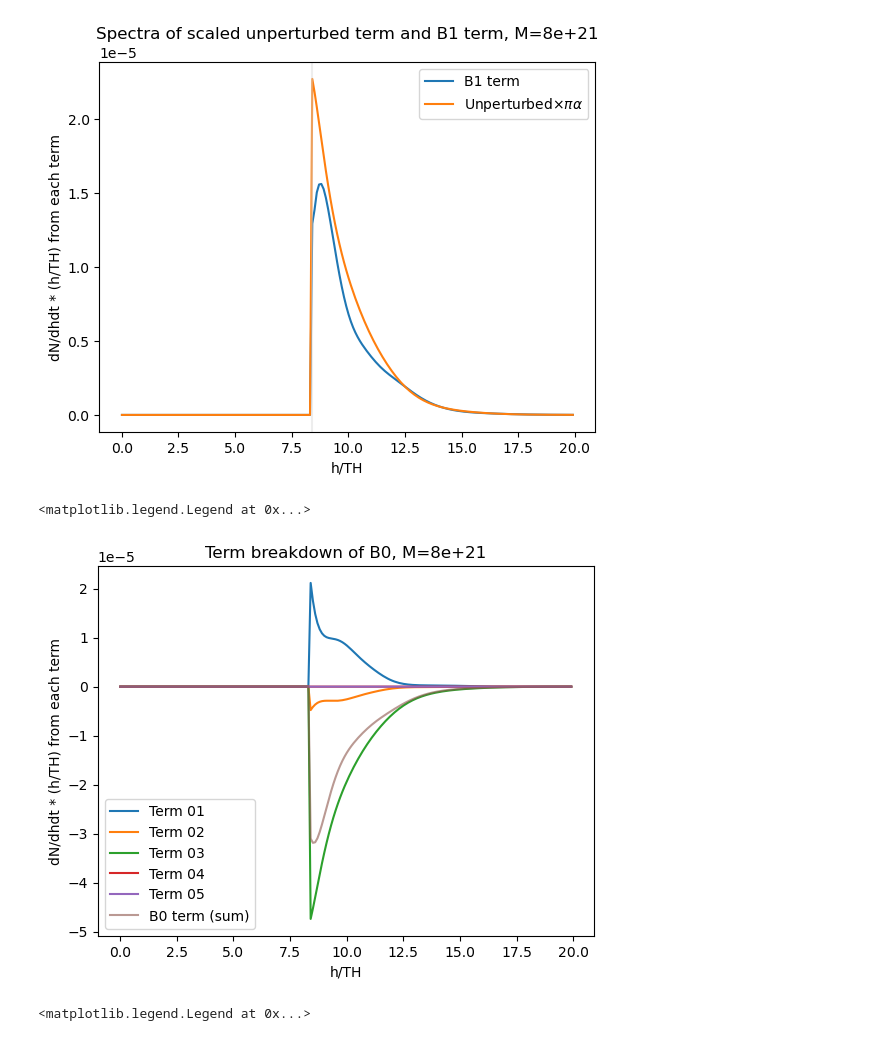
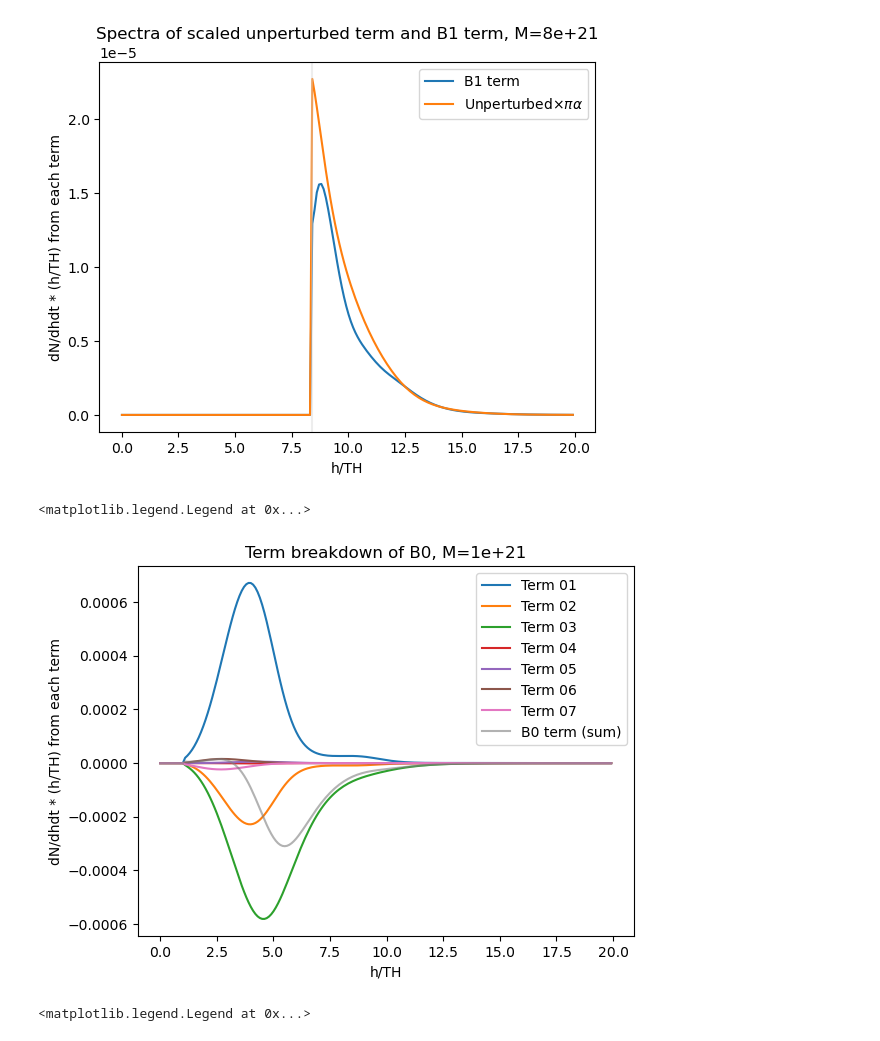
Before and after one commit to hirata10/PrimordialBlackHole, a Jupyter notebook: Transmission/transmission.ipynb, the cells around one changed output. Cells and saved outputs as stored; diff of their text form; code cells hidden in the pictures.

```diff
--- a/Transmission/transmission.ipynb
+++ b/Transmission/transmission.ipynb
@@ -501,6 +515,8 @@ t021=b0dict1["t02"]
 t031=b0dict1["t03"]
 t041=b0dict1["t04"]
 t051=b0dict1["t05"]
+t061=b0dict1["t06"]
+t071=b0dict1["t07"]
 
 b0dict2=make_b0(m2,hlist2,klist,T2,dTdZ2,dTdY2)
 b02=b0dict2["b0"]
@@ -509,6 +525,8 @@ t022=b0dict2["t02"]
 t032=b0dict2["t03"]
 t042=b0dict2["t04"]
 t052=b0dict2["t05"]
+t062=b0dict2["t06"]
+t072=b0dict2["t07"]
 
 b0dict4=make_b0(m4,hlist4,klist,T4,dTdZ4,dTdY4)
 b04=b0dict4["b0"]
@@ -517,6 +535,8 @@ t024=b0dict4["t02"]
 t034=b0dict4["t03"]
 t044=b0dict4["t04"]
 t054=b0dict4["t05"]
+t064=b0dict4["t06"]
+t074=b0dict4["t07"]
 
 b0dict8=make_b0(m8,hlist8,klist,T8,dTdZ8,dTdY8)
 b08=b0dict8["b0"]
@@ -525,6 +545,8 @@ t028=b0dict8["t02"]
 t038=b0dict8["t03"]
 t048=b0dict8["t04"]
 t058=b0dict8["t05"]
+t068=b0dict8["t06"]
+t078=b0dict8["t07"]
 
 b0dict1f=make_b0(m1,hlist1f,klist,T1f,dTdZ1f,dTdY1f)
 b01f=b0dict1f["b0"]
@@ -533,6 +555,8 @@ t021f=b0dict1f["t02"]
 t031f=b0dict1f["t03"]
 t041f=b0dict1f["t04"]
 t051f=b0dict1f["t05"]
+t061f=b0dict1f["t06"]
+t071f=b0dict1f["t07"]
 
 b0dict2f=make_b0(m2,hlist2f,klist,T2f,dTdZ2f,dTdY2f)
 b02f=b0dict2f["b0"]
@@ -541,6 +565,8 @@ t022f=b0dict2f["t02"]
 t032f=b0dict2f["t03"]
 t042f=b0dict2f["t04"]
 t052f=b0dict2f["t05"]
+t062f=b0dict2f["t06"]
+t072f=b0dict2f["t07"]
 
 b0dict4f=make_b0(m4,hlist4f,klist,T4f,dTdZ4f,dTdY4f)
 b04f=b0dict4f["b0"]
@@ -549,6 +575,8 @@ t024f=b0dict4f["t02"]
 t034f=b0dict4f["t03"]
 t044f=b0dict4f["t04"]
 t054f=b0dict4f["t05"]
+t064f=b0dict4f["t06"]
+t074f=b0dict4f["t07"]
 
 b0dict8f=make_b0(m8,hlist8f,klist,T8f,dTdZ8f,dTdY8f)
 b08f=b0dict8f["b0"]
@@ -557,6 +585,8 @@ t028f=b0dict8f["t02"]
 t038f=b0dict8f["t03"]
 t048f=b0dict8f["t04"]
 t058f=b0dict8f["t05"]
+t068f=b0dict8f["t06"]
+t078f=b0dict8f["t07"]
 
 '''
 b0dict1old=make_b0(m1,hlist1,klist,T1old,dTdZ1old,dTdY1old)
@@ -566,6 +596,8 @@ t021old=b0dict1old["t02"]
 t031old=b0dict1old["t03"]
 t041old=b0dict1old["t04"]
 t051old=b0dict1old["t05"]
+t061old=b0dict1old["t06"]
+t071old=b0dict1old["t07"]
 
 b0dict2old=make_b0(m2,hlist2,klist,T2old,dTdZ2old,dTdY2old)
 b02old=b0dict2old["b0"]
@@ -574,6 +606,8 @@ t022old=b0dict2old["t02"]
 t032old=b0dict2old["t03"]
 t042old=b0dict2old["t04"]
 t052old=b0dict2old["t05"]
+t062old=b0dict2old["t06"]
+t072old=b0dict2old["t07"]
 
 b0dict4old=make_b0(m4,hlist4,klist,T4old,dTdZ4old,dTdY4old)
 b04old=b0dict4old["b0"]
@@ -582,6 +616,8 @@ t024old=b0dict4old["t02"]
 t034old=b0dict4old["t03"]
 t044old=b0dict4old["t04"]
 t054old=b0dict4old["t05"]
+t064old=b0dict4old["t06"]
+t074old=b0dict4old["t07"]
 
 b0dict8old=make_b0(m8,hlist8,klist,T8old,dTdZ8old,dTdY8old)
 b08old=b0dict8old["b0"]
@@ -590,6 +626,8 @@ t028old=b0dict8old["t02"]
 t038old=b0dict8old["t03"]
 t048old=b0dict8old["t04"]
 t058old=b0dict8old["t05"]
+t068old=b0dict8old["t06"]
+t078old=b0dict8old["t07"]
 '''
 
 b0array=[b01,b02,b04,b08]
@@ -598,6 +636,8 @@ t02array=[t021,t022,t024,t028]
 t03array=[t031,t032,t034,t038]
 t04array=[t041,t042,t044,t048]
 t05array=[t051,t052,t054,t058]
+t06array=[t061,t062,t064,t068]
+t07array=[t071,t072,t074,t078]
 
 b0farray=[b01f,b02f,b04f,b08f]
 t01farray=[t011f,t012f,t014f,t018f]
@@ -605,7 +645,8 @@ t02farray=[t021f,t022f,t024f,t028f]
 t03farray=[t031f,t032f,t034f,t038f]
 t04farray=[t041f,t042f,t044f,t048f]
 t05farray=[t051f,t052f,t054f,t058f]
-
+t06farray=[t061f,t062f,t064f,t068f]
+t07farray=[t071f,t072f,t074f,t078f]
 '''
 b0oldarray=[b01old,b02old,b04old,b08old]
 t01oldarray=[t011old,t012old,t014old,t018old]
@@ -613,6 +654,8 @@ t02oldarray=[t021old,t022old,t024old,t028old]
 t03oldarray=[t031old,t032old,t034old,t038old]
 t04oldarray=[t041old,t042old,t044old,t048old]
 t05oldarray=[t051old,t052old,t054old,t058old]
+t06oldarray=[t061old,t062old,t064old,t068old]
+t07oldarray=[t071old,t072old,t074old,t078old]
 '''
 # %% [output]
 '\nb0oldarray=[b01old,b02old,b04old,b08old]\nt01oldarray=[t011old,t012old,t014old,t018old]\nt02oldarray=[t021old,t022old,t024old,t028old]\nt03oldarray=[t031old,t032old,t034old,t038old]\nt04oldarray=[t ...
@@ -1231,7 +1274,7 @@ plt.legend(["B1 term",r"Unperturbed$\times \pi \alpha$"])
 [figure]
 # %%
 #Plot setup
-m=8e21
+m=1e21
 
 if m==1e21:
     mi=0
@@ -1240,35 +1283,39 @@ elif m==2e21:
 elif m==4e21:
     mi=2
 elif m==8e21:
     mi=3
 else:
     print("m out of range")
     mi=4
 
 hlist=harray[mi]
 b0=b0array[mi]
 t01=t01array[mi]
 t02=t02array[mi]
 t03=t03array[mi]
 t04=t04array[mi]
 t05=t05array[mi]
+t06=t06array[mi]
+t07=t07array[mi]
 
 #Plotting
 plt.plot(hlist*(8*np.pi*m),t01*hlist*(8*np.pi*m))
 plt.plot(hlist*(8*np.pi*m),t02*hlist*(8*np.pi*m))
 plt.plot(hlist*(8*np.pi*m),t03*hlist*(8*np.pi*m))
 plt.plot(hlist*(8*np.pi*m),t04*hlist*(8*np.pi*m))
 plt.plot(hlist*(8*np.pi*m),t05*hlist*(8*np.pi*m))
+plt.plot(hlist*(8*np.pi*m),t06*hlist*(8*np.pi*m))
+plt.plot(hlist*(8*np.pi*m),t07*hlist*(8*np.pi*m))
 plt.plot(hlist*(8*np.pi*m),b0*hlist*(8*np.pi*m),alpha=0.6)
 plt.xlabel("h/TH")
 plt.ylabel("dN/dhdt * (h/TH) from each term")
 plt.title("Term breakdown of B0, M="+str(m))
-plt.legend(["Term 01","Term 02","Term 03","Term 04","Term 05","B0 term (sum)"
+plt.legend(["Term 01","Term 02","Term 03","Term 04","Term 05","Term 06","Term 07","B0 term (sum)"
            ])
 #plt.xlim(8,10)
 # %% [output]
 <matplotlib.legend.Legend at 0x...>
-[figure, old version]
+[figure, new version]
 # %%
 #Plot setup
 m=8e21
```
Also changed, not shown: parts of 2 cells of this notebook.
